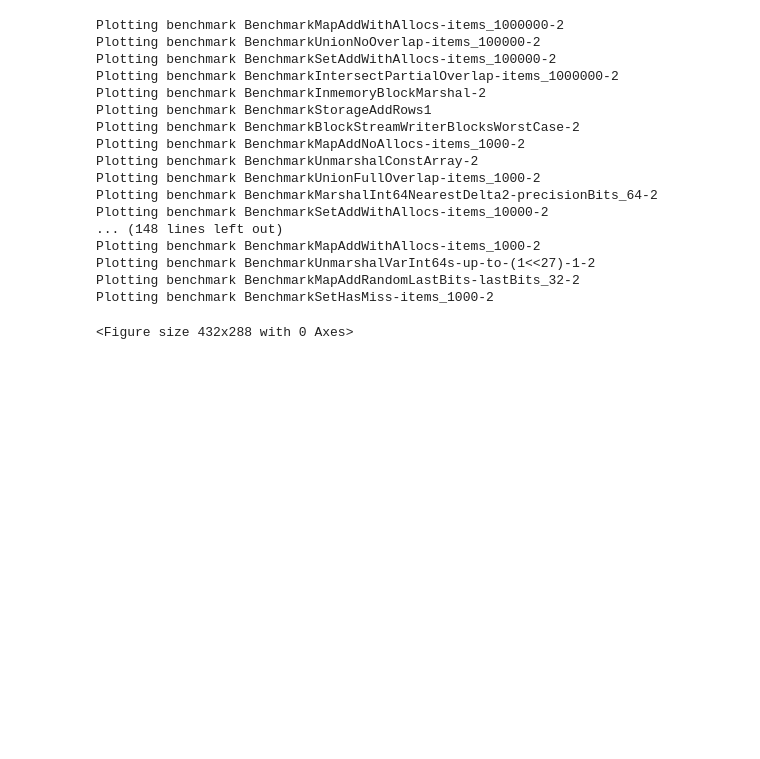
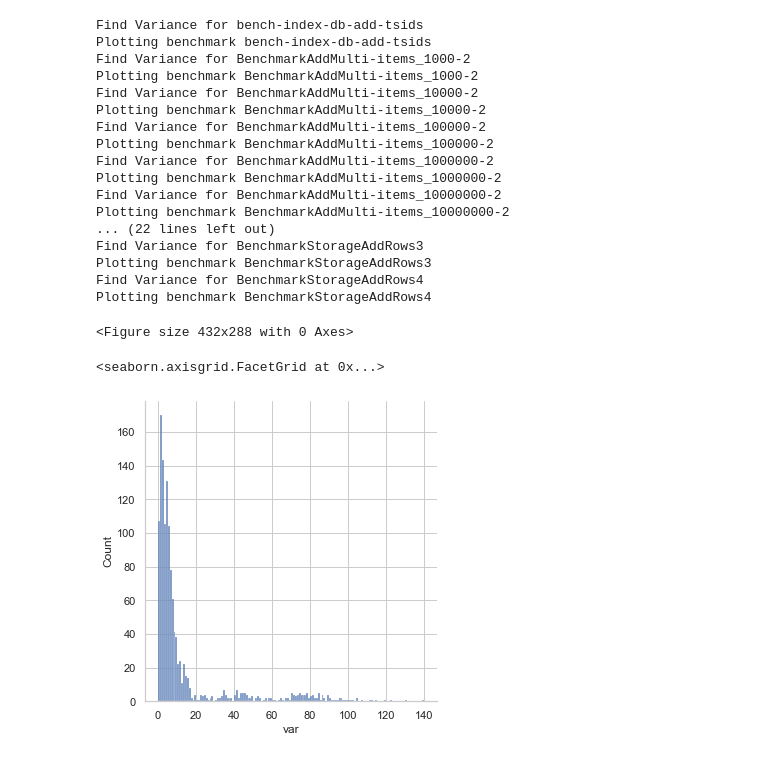
Before and after one commit to martingrambow/benchmarkStrategy, a Jupyter notebook: analysis/microbenchmarks_vm/micro_regression_bootstrap_draw_vm.ipynb, the cells around one changed output. Drawn from its saved outputs; the diff is of its cells as text; code cells hidden in the pictures; blank space fills up the shorter version.

Commit message:
analyse microbenchmark

```diff
--- a/analysis/microbenchmarks_vm/micro_regression_bootstrap_draw_vm.ipynb
+++ b/analysis/microbenchmarks_vm/micro_regression_bootstrap_draw_vm.ipynb
@@ -12,5 +7,13 @@ output_folder_name = folder_name + "_pngs"
+# %%
+#foldername = "../../results_all/micro_bootstrapping_vm"
+#outfilename = "../../results_aggr/micro_volatility_vm.csv"
+
+foldername = "../../results_all/micro_bootstrapping_vm_opti"
+outfilename = "../../results_aggr/micro_volatility_vm_opti.csv"
+# %%
+variances = []
 # %%
-all_files = glob.glob(folder_name + "/*")
+all_files = glob.glob(foldername + "/*")
 for file in all_files:
     # Check if it's a csv file
     if (str(file).endswith(".csv")):
@@ -20,9 +23,32 @@ for file in all_files:
                                                          "minMedium", "maxMedium",
                                                          "minLarge", "maxLarge"], index_col="number")
 
-        nameparts=str(file).split("/")
+        nameparts=str(file).split("\\")
         name = nameparts[1]
         name = name[:-4]
+
+        print(f"Find Variance for {name}")
+        for index, row in df_results.iterrows():
+            min = row["minSmall"]
+            max = row["maxSmall"]
+            var = max - min
+            type = "< 1%"
+            if var > 1:
+                type = "1% - 3%"
+                if var > 3:
+                    type = "3% - 5%"
+                    if var > 5:
+                        type = "5% - 10%"
+                        if var > 10:
+                            type = "> 10%"
+
+
+            variances.append({
+                "name" : name,
+                "var" : var,
+                "volatility": type
+
+            })
 
         print(f"Plotting benchmark {name}")
 
@@ -51,24 +77,24 @@ for file in all_files:
         plot = sns.lineplot(data=df_results, x="number", y="minLarge", color="royalblue")
         plot = sns.lineplot(data=df_results, x="number", y="maxLarge", color="royalblue")
         plot.set(ylim=(min, max))
-        plt.savefig(f'{output_folder_name}/{name}.png')
+        plt.savefig(f'{foldername}/plots/{name}.png')
         plt.clf()
 # %% [output]
-Plotting benchmark BenchmarkMapAddWithAllocs-items_1000000-2
-Plotting benchmark BenchmarkUnionNoOverlap-items_100000-2
-Plotting benchmark BenchmarkSetAddWithAllocs-items_100000-2
-Plotting benchmark BenchmarkIntersectPartialOverlap-items_1000000-2
-Plotting benchmark BenchmarkInmemoryBlockMarshal-2
-Plotting benchmark BenchmarkStorageAddRows1
-Plotting benchmark BenchmarkBlockStreamWriterBlocksWorstCase-2
-Plotting benchmark BenchmarkMapAddNoAllocs-items_1000-2
-Plotting benchmark BenchmarkUnmarshalConstArray-2
-Plotting benchmark BenchmarkUnionFullOverlap-items_1000-2
-Plotting benchmark BenchmarkMarshalInt64NearestDelta2-precisionBits_64-2
-Plotting benchmark BenchmarkSetAddWithAllocs-items_10000-2
-... (148 lines left out)
-Plotting benchmark BenchmarkMapAddWithAllocs-items_1000-2
-Plotting benchmark BenchmarkUnmarshalVarInt64s-up-to-(1<<27)-1-2
-Plotting benchmark BenchmarkMapAddRandomLastBits-lastBits_32-2
-Plotting benchmark BenchmarkSetHasMiss-items_1000-2
+Find Variance for bench-index-db-add-tsids
+Plotting benchmark bench-index-db-add-tsids
+Find Variance for BenchmarkAddMulti-items_1000-2
+Plotting benchmark BenchmarkAddMulti-items_1000-2
+Find Variance for BenchmarkAddMulti-items_10000-2
+Plotting benchmark BenchmarkAddMulti-items_10000-2
+Find Variance for BenchmarkAddMulti-items_100000-2
+Plotting benchmark BenchmarkAddMulti-items_100000-2
+Find Variance for BenchmarkAddMulti-items_1000000-2
+Plotting benchmark BenchmarkAddMulti-items_1000000-2
+Find Variance for BenchmarkAddMulti-items_10000000-2
+Plotting benchmark BenchmarkAddMulti-items_10000000-2
+... (22 lines left out)
+Find Variance for BenchmarkStorageAddRows3
+Plotting benchmark BenchmarkStorageAddRows3
+Find Variance for BenchmarkStorageAddRows4
+Plotting benchmark BenchmarkStorageAddRows4
 <Figure size 432x288 with 0 Axes>
@@ -74,0 +105,7 @@ Plotting benchmark BenchmarkSetHasMiss-items_1000-2
+# %%
+df_vars = pd.DataFrame(variances)
+#sns.displot(df_vars, x="var", bins=[5,10,15,20,30,40,50,60,70,80,90,100,110,120,130,140,150])
+sns.displot(df_vars, x="var", binwidth=1)
+# %% [output]
+<seaborn.axisgrid.FacetGrid at 0x...>
+[figure, added]
```
Also changed, not shown: parts of 5 cells of this notebook, 11 other files.
